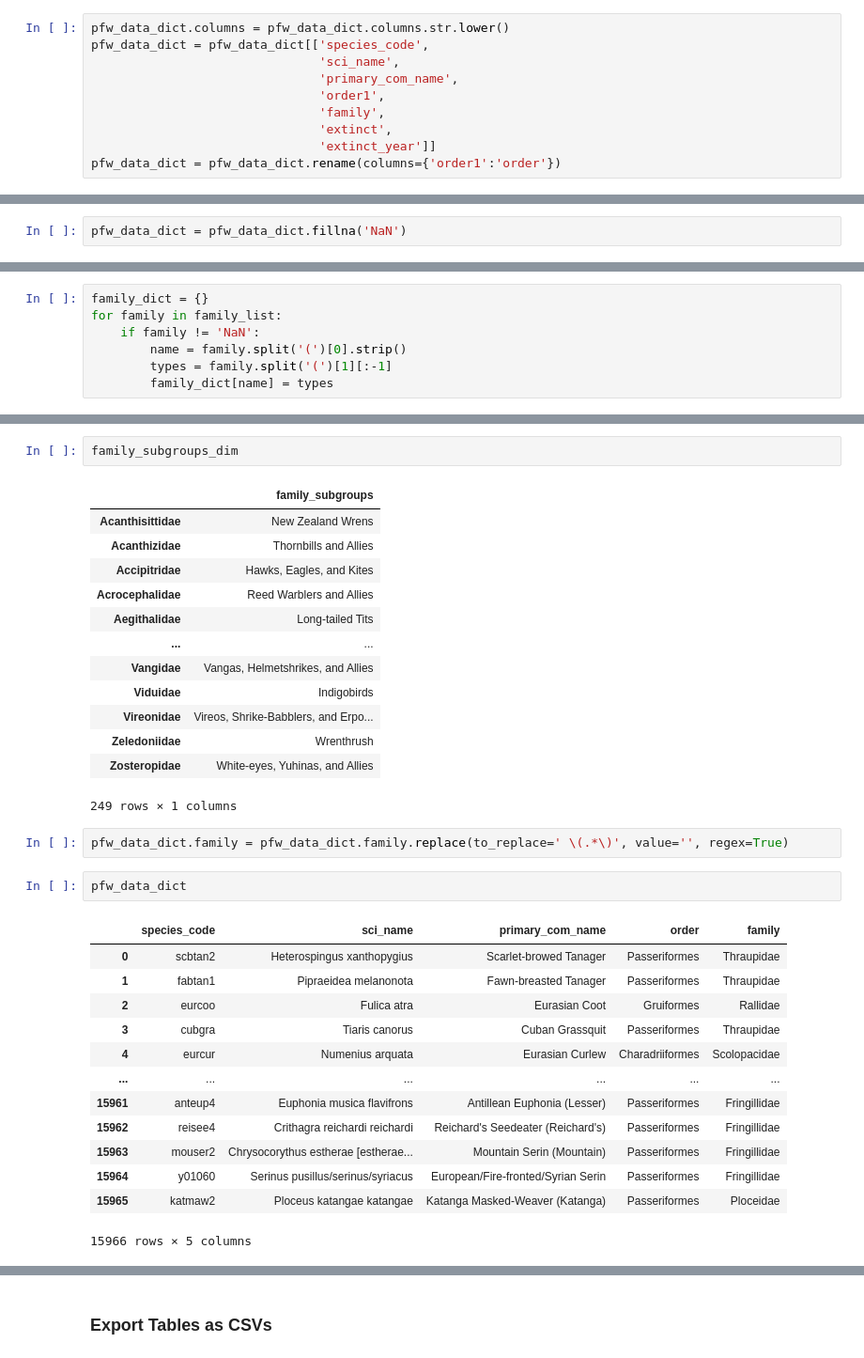
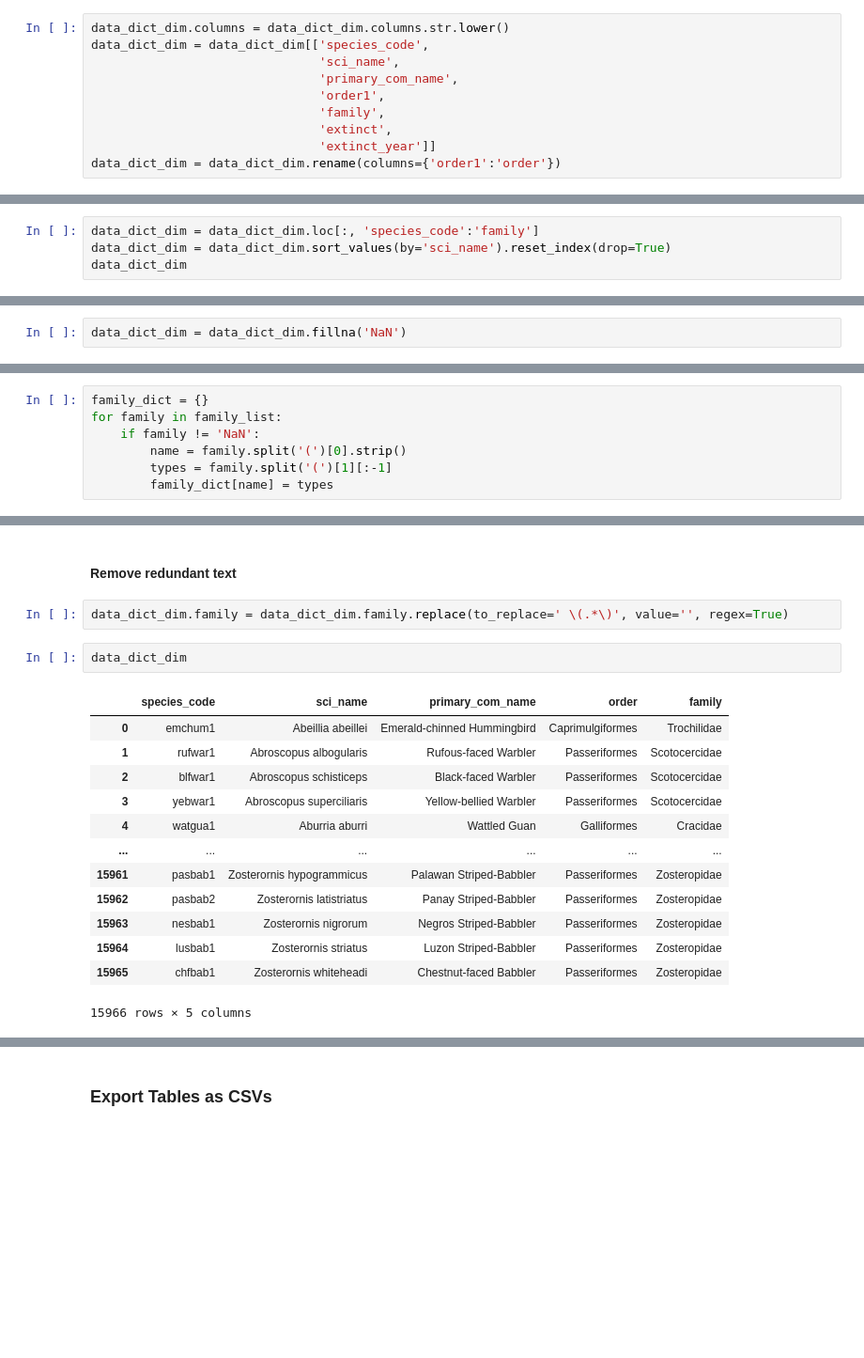
Before and after one commit to rkkocheran/project_feederwatch, a Jupyter notebook: notebooks/pfw_cleaning.ipynb, the cells around one changed output, grey strips where cells are left out. Shown at 94% size. Drawn from its saved outputs; the diff is of its cells as text; blank space fills up the shorter version.

```diff
--- a/notebooks/pfw_cleaning.ipynb
+++ b/notebooks/pfw_cleaning.ipynb
@@ -257,11 +259,11 @@ pfw_data_dict = pfw_data_dict_orig.copy(deep=True)
 # %%
-pfw_data_dict.columns = pfw_data_dict.columns.str.lower()
-pfw_data_dict = pfw_data_dict[['species_code',
+data_dict_dim.columns = data_dict_dim.columns.str.lower()
+data_dict_dim = data_dict_dim[['species_code',
                                'sci_name',
                                'primary_com_name',
                                'order1',
                                'family',
                                'extinct',
                                'extinct_year']]
-pfw_data_dict = pfw_data_dict.rename(columns={'order1':'order'})
+data_dict_dim = data_dict_dim.rename(columns={'order1':'order'})
 # %%
@@ -379,0 +326,4 @@ pfw_data_dict
+# %%
+data_dict_dim = data_dict_dim.loc[:, 'species_code':'family']
+data_dict_dim = data_dict_dim.sort_values(by='sci_name').reset_index(drop=True)
+data_dict_dim
@@ -382,3 +346,3 @@ pfw_data_dict
 # %%
-pfw_data_dict = pfw_data_dict.fillna('NaN')
+data_dict_dim = data_dict_dim.fillna('NaN')
 # %%
@@ -395,34 +375,20 @@ family_subgroups_dim = pd.DataFrame.from_dict(family_dict, orient='index', colum
-# %%
-family_subgroups_dim
-# %% [output]
-|  | family_subgroups |
-| Acanthisittidae | New Zealand Wrens |
-| Acanthizidae | Thornbills and Allies |
-| Accipitridae | Hawks, Eagles, and Kites |
-| Acrocephalidae | Reed Warblers and Allies |
-| Aegithalidae | Long-tailed Tits |
-| ... | ... |
-| Vangidae | Vangas, Helmetshrikes, and Allies |
-| Viduidae | Indigobirds |
-| Vireonidae | Vireos, Shrike-Babblers, and Erpo... |
-| Zeledoniidae | Wrenthrush |
-| Zosteropidae | White-eyes, Yuhinas, and Allies |
-249 rows × 1 columns
+# %% [markdown]
+#### Remove redundant text
 # %%
-pfw_data_dict.family = pfw_data_dict.family.replace(to_replace=' \(.*\)', value='', regex=True)
+data_dict_dim.family = data_dict_dim.family.replace(to_replace=' \(.*\)', value='', regex=True)
 # %%
-pfw_data_dict
+data_dict_dim
 # %% [output]
 |  | species_code | sci_name | primary_com_name | order | family |
-| 0 | scbtan2 | Heterospingus xanthopygius | Scarlet-browed Tanager | Passeriformes | Thraupidae |
-| 1 | fabtan1 | Pipraeidea melanonota | Fawn-breasted Tanager | Passeriformes | Thraupidae |
-| 2 | eurcoo | Fulica atra | Eurasian Coot | Gruiformes | Rallidae |
-| 3 | cubgra | Tiaris canorus | Cuban Grassquit | Passeriformes | Thraupidae |
-| 4 | eurcur | Numenius arquata | Eurasian Curlew | Charadriiformes | Scolopacidae |
+| 0 | emchum1 | Abeillia abeillei | Emerald-chinned Hummingbird | Caprimulgiformes | Trochilidae |
+| 1 | rufwar1 | Abroscopus albogularis | Rufous-faced Warbler | Passeriformes | Scotocercidae |
+| 2 | blfwar1 | Abroscopus schisticeps | Black-faced Warbler | Passeriformes | Scotocercidae |
+| 3 | yebwar1 | Abroscopus superciliaris | Yellow-bellied Warbler | Passeriformes | Scotocercidae |
+| 4 | watgua1 | Aburria aburri | Wattled Guan | Galliformes | Cracidae |
 | ... | ... | ... | ... | ... | ... |
-| 15961 | anteup4 | Euphonia musica flavifrons | Antillean Euphonia (Lesser) | Passeriformes | Fringillidae |
-| 15962 | reisee4 | Crithagra reichardi reichardi | Reichard's Seedeater (Reichard's) | Passeriformes | Fringillidae |
-| 15963 | mouser2 | Chrysocorythus estherae [estherae... | Mountain Serin (Mountain) | Passeriformes | Fringillidae |
-| 15964 | y01060 | Serinus pusillus/serinus/syriacus | European/Fire-fronted/Syrian Serin | Passeriformes | Fringillidae |
-| 15965 | katmaw2 | Ploceus katangae katangae | Katanga Masked-Weaver (Katanga) | Passeriformes | Ploceidae |
+| 15961 | pasbab1 | Zosterornis hypogrammicus | Palawan Striped-Babbler | Passeriformes | Zosteropidae |
+| 15962 | pasbab2 | Zosterornis latistriatus | Panay Striped-Babbler | Passeriformes | Zosteropidae |
+| 15963 | nesbab1 | Zosterornis nigrorum | Negros Striped-Babbler | Passeriformes | Zosteropidae |
+| 15964 | lusbab1 | Zosterornis striatus | Luzon Striped-Babbler | Passeriformes | Zosteropidae |
+| 15965 | chfbab1 | Zosterornis whiteheadi | Chestnut-faced Babbler | Passeriformes | Zosteropidae |
 15966 rows × 5 columns
```
Also changed, not shown: parts of 52 cells of this notebook.
